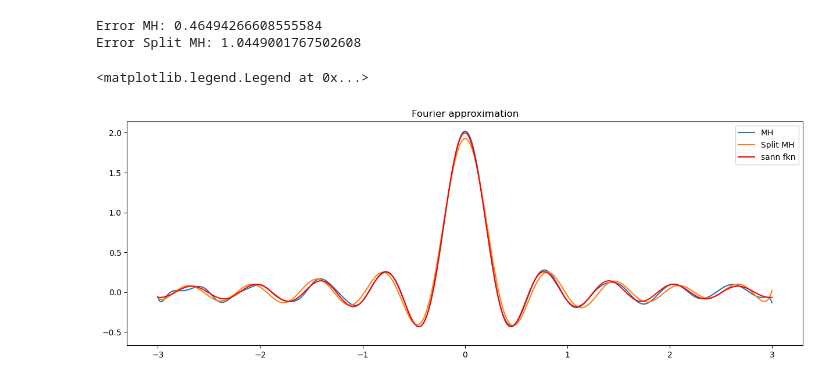
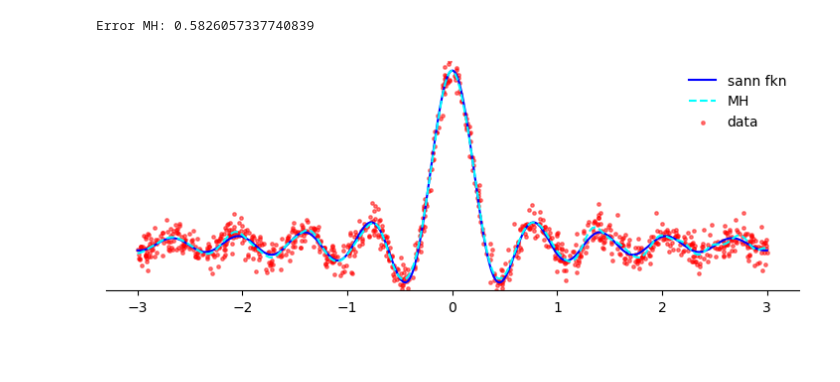
Before and after one commit to emastr/project-sf2568, a Jupyter notebook: valideringstester/projekt_test.ipynb, the cells around one changed output. Saved outputs shown, nothing was run; the diff lists cells and outputs as text; code cells hidden in the pictures; blank space fills up the shorter version.

```diff
--- a/valideringstester/projekt_test.ipynb
+++ b/valideringstester/projekt_test.ipynb
@@ -122,24 +122,28 @@ fraction accepted: 0.48
 # %%
 w_list = [w_0, w_1, w_2, w_3]
 beta_list = [beta_0, beta_1, beta_2, beta_3]
 labels = ["Initial", "MH", "Split MH", "MH (K=K/4)"]
 
 x_eval = np.linspace(-3, 3, 500)
 f_evals = []
 
-plt.figure(figsize=(15, 5))
-plt.title("Fourier approximation")
+plt.figure(figsize=(9, 3))
+#plt.title("Fourier approximation")
+plt.plot(x_eval, f(x_eval), 'b', label="sann fkn")
 for w, beta, label in zip(w_list, beta_list, labels):
-    if label in ["MH", "Split MH"]:
+    if label in ["MH"]:#, "Split MH"]:
         f_evals.append(eval(x_eval, w, beta))
-        plt.plot(x_eval, f_evals[-1].real, label=label)
+        plt.plot(x_eval, f_evals[-1].real,'--', color="cyan", label=label)
         print(f"Error {label}: {np.linalg.norm(f(x_eval) - f_evals[-1])}")
-plt.plot(x_eval, f(x_eval), 'r-', label="sann fkn")
-#plt.scatter(x, fx, color='red', label="data", s=6, alpha=0.5)
+
+plt.scatter(x, fx, color='red', label="data", s=6, alpha=0.5)
 plt.ylim(min(fx), max(fx))
-plt.legend()
+plt.gca().spines['top'].set_visible(False)
+plt.gca().spines['right'].set_visible(False)
+plt.gca().spines['left'].set_visible(False)
+plt.yticks([])
+plt.legend(frameon=False)
+plt.gcf().savefig("fitted_to_data.pdf", bbox_inches='tight')
 # %% [output]
-Error MH: 0.46494266608555584
-Error Split MH: 1.0449001767502608
+Error MH: 0.5826057337740839
-<matplotlib.legend.Legend at 0x...>
-[figure, old version]
+[figure, new version]
```
Also changed, not shown: parts of 2 cells of this notebook, 13 other files.
